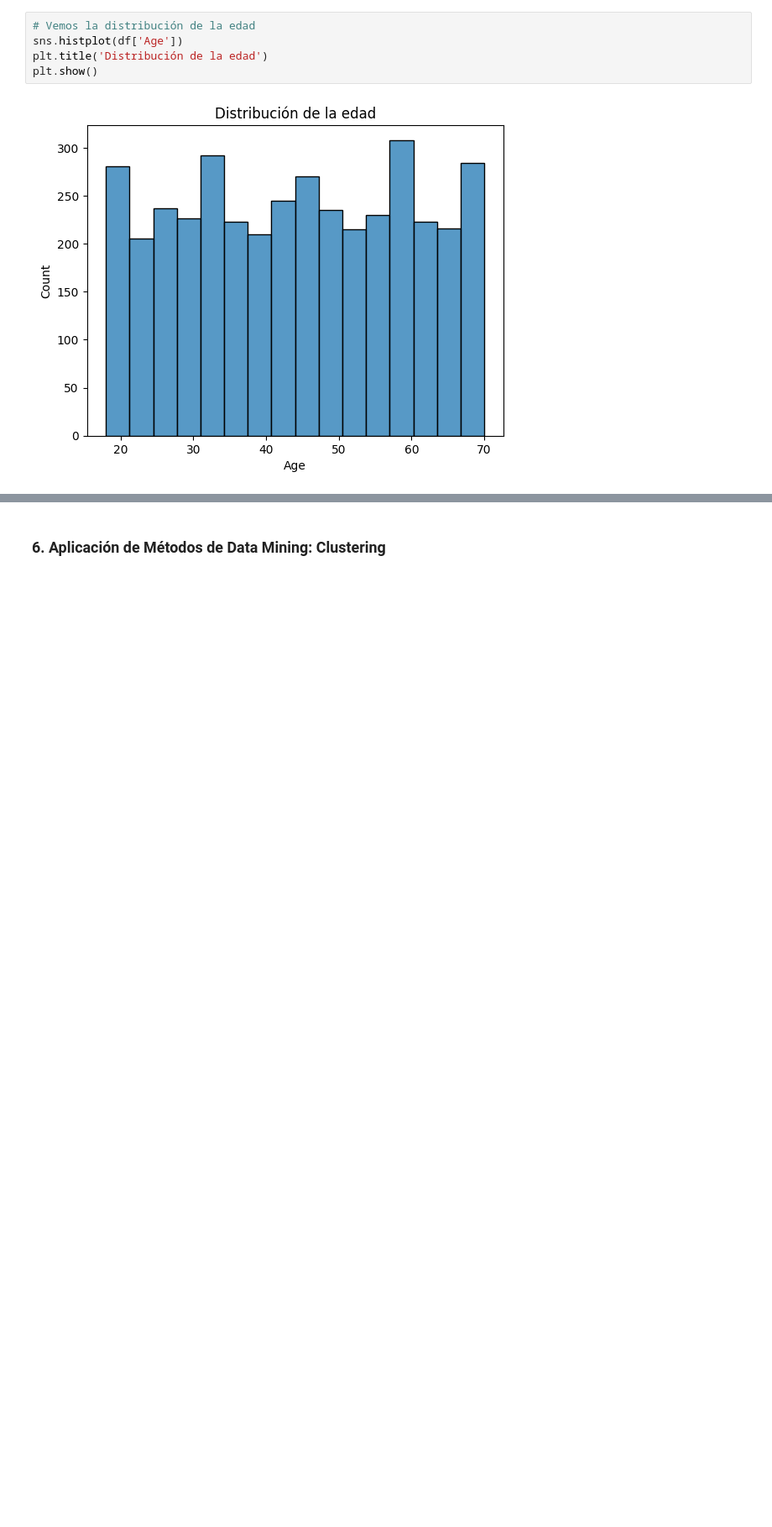
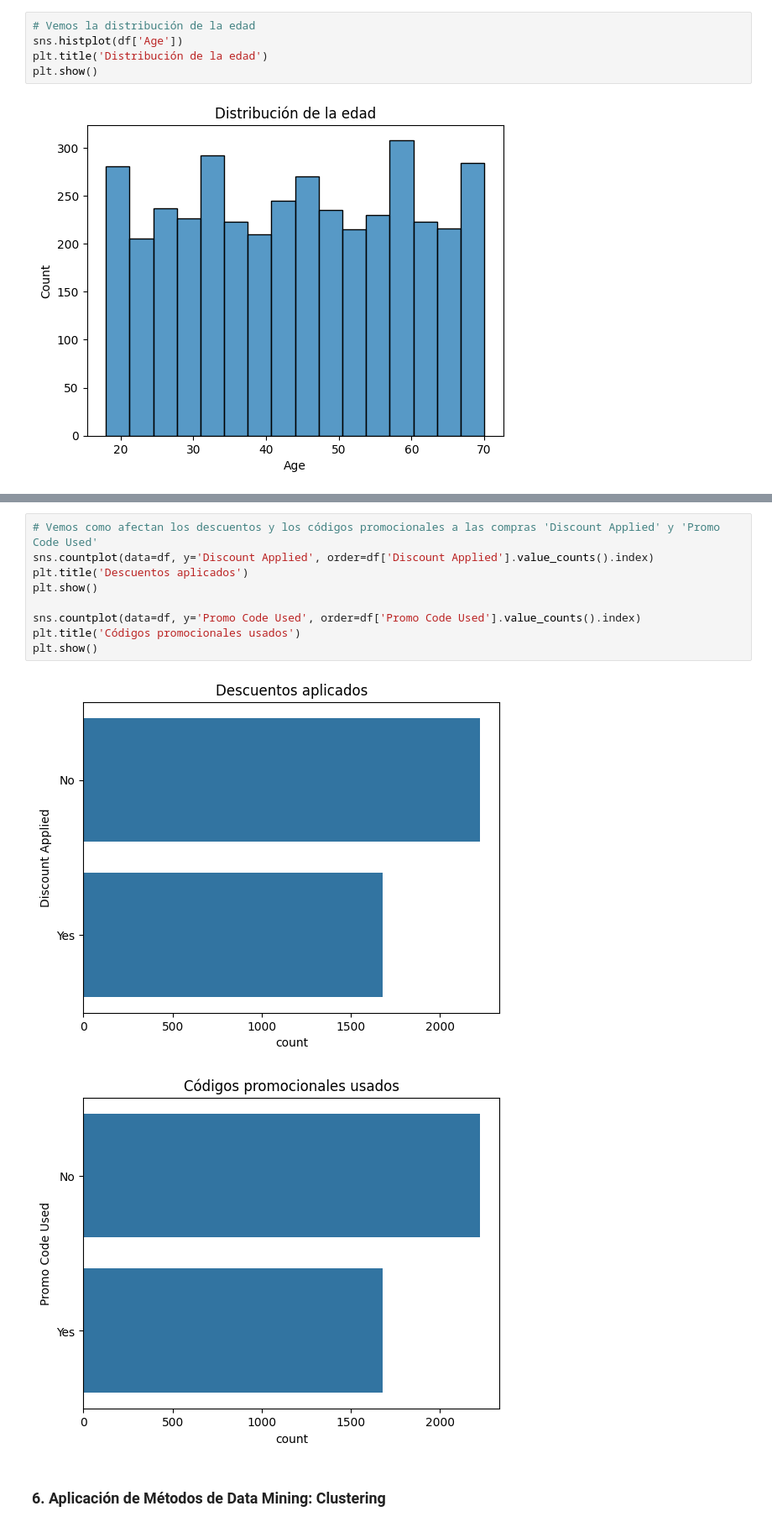
Before and after one commit to kepler296e/tp_info, a Jupyter notebook: notebook.ipynb, the cells around one changed output, grey strips where cells are left out. Shown: that part at 84% size. Cells and saved outputs as stored; diff of their text form; blank space fills up the shorter version.

```diff
--- a/notebook.ipynb
+++ b/notebook.ipynb
@@ -98,3 +105,15 @@ plt.show()
+# %%
+# Vemos como afectan los descuentos y los códigos promocionales a las compras 'Discount Applied' y 'Promo Code Used'
+sns.countplot(data=df, y='Discount Applied', order=df['Discount Applied'].value_counts().index)
+plt.title('Descuentos aplicados')
+plt.show()
+
+sns.countplot(data=df, y='Promo Code Used', order=df['Promo Code Used'].value_counts().index)
+plt.title('Códigos promocionales usados')
+plt.show()
+# %% [output]
+[figure, added]
+[figure, added]
 # %% [markdown]
 ### 6. Aplicación de Métodos de Data Mining: Clustering
 # %%
```
Also changed, not shown: parts of 3 cells of this notebook.
